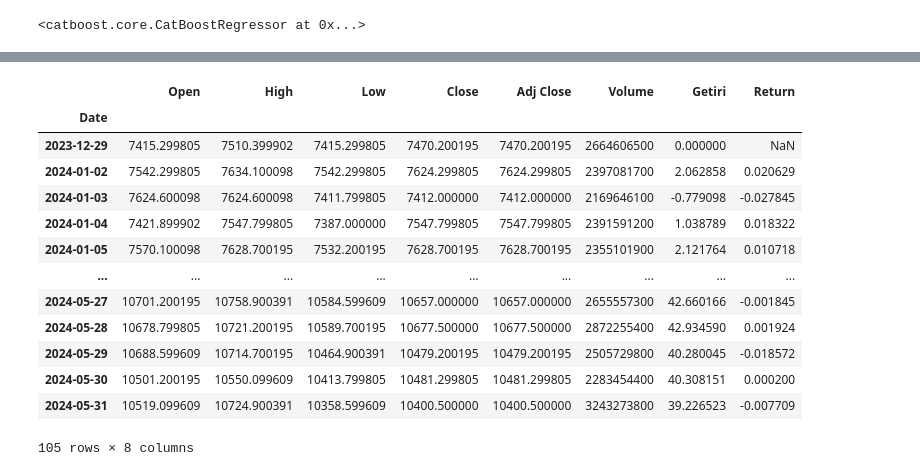
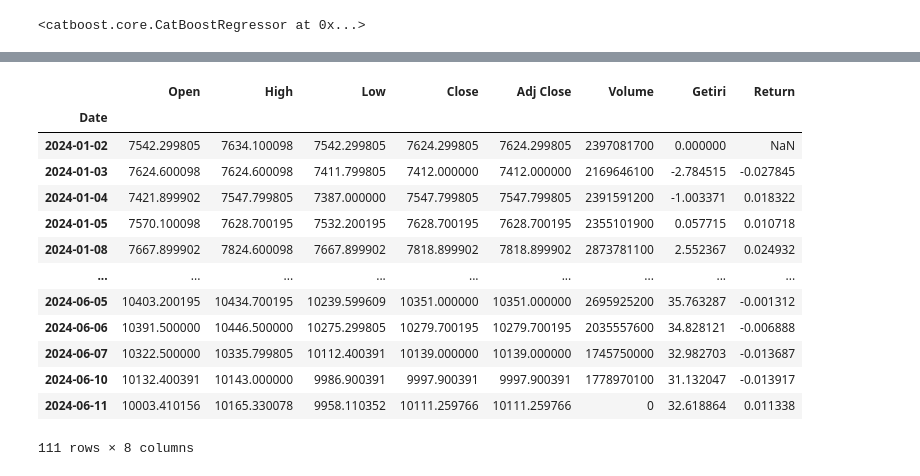
Before and after one commit to kaboya19/AI_Trade, a Jupyter notebook: AI_Trade.ipynb, the cells around one changed output, grey strips where cells are left out. Cells and saved outputs as stored; diff of their text form; code cells hidden in the pictures.

```diff
--- a/AI_Trade.ipynb
+++ b/AI_Trade.ipynb
@@ -844,0 +589,6 @@ returns["Ağırlıklı Getiri"].mean()*100
+# %%
+kar=(((np.cumprod(1+((top_5_rows.groupby('Date')["Gerçek"].mean().iloc[:-2]/2)/100)))-1)*100).iloc[-1]
+returns=(top_5_rows.groupby('Date')["Gerçek"].mean().iloc[:-2]/2).diff().dropna()
+
+sharpe=kar/returns.std()
+sharpe
@@ -844,0 +597,20 @@ returns["Ağırlıklı Getiri"].mean()*100
+# %%
+sharpes=[]
+metrik=[]
+adet=[]
+karlar=[]
+for i in range(1,30):
+   top_5_rows = tahminler.groupby(level=0).apply(lambda x: x.nlargest(i, columns=['Tahmin'])).dropna()
+   topkar=(((np.cumprod(1+((top_5_rows.groupby('Date')["Gerçek"].mean().iloc[:-2]/2)/100)))-1)*100).iloc[-1]
+   returns=(top_5_rows.groupby('Date')["Gerçek"].mean().iloc[:-2]/2).diff().dropna()
+   sharpe=topkar/returns.std()
+   metrik.append(sharpe*topkar)
+   sharpes.append(sharpe)
+   adet.append(i)
+   karlar.append(topkar)
+sonuc=pd.DataFrame()
+sonuc["Adet"]=adet
+sonuc["Sharpe*Kar"]=metrik
+sonuc["Sharpe"]=sharpes
+sonuc["Kar"]=karlar
+sonuc.sort_values(by="Kar",ascending=False)
@@ -844,0 +639,7 @@ returns["Ağırlıklı Getiri"].mean()*100
+# %%
+endeks=yf.download(tickers="XU100.IS",start="2023-07-01",end="2024-01-01")
+endeks["Getiri"]=0
+for i in range(len(endeks)):
+    endeks["Getiri"].iloc[i]=100*((endeks["Adj Close"].iloc[i]/endeks["Adj Close"].iloc[0])-1)
+endeks=endeks.fillna(0)
+endeks
@@ -844,0 +662,7 @@ returns["Ağırlıklı Getiri"].mean()*100
+# %%
+endeks1=yf.download(tickers="XU100.IS",start="2024-01-01")
+endeks1["Getiri"]=0
+for i in range(len(endeks1)):
+    endeks1["Getiri"].iloc[i]=100*((endeks1["Adj Close"].iloc[i]/endeks1["Adj Close"].iloc[0])-1)
+endeks1=endeks1.fillna(0)
+endeks1
@@ -897,19 +813,19 @@ Ortalama kaybetme serisi uzunluğu: 1.5714285714285714
 # %%
-endeks["Return"]=(endeks["Adj Close"]/endeks["Adj Close"].shift(1))-1
-endeks
+endeks1["Return"]=(endeks1["Adj Close"]/endeks1["Adj Close"].shift(1))-1
+endeks1
 # %% [output]
 |  | Open | High | Low | Close | Adj Close | Volume | Getiri | Return |
 | Date |  |  |  |  |  |  |  |  |
-| 2023-12-29 | 7415.299805 | 7510.399902 | 7415.299805 | 7470.200195 | 7470.200195 | 2664606500 | 0.000000 | NaN |
-| 2024-01-02 | 7542.299805 | 7634.100098 | 7542.299805 | 7624.299805 | 7624.299805 | 2397081700 | 2.062858 | 0.020629 |
-| 2024-01-03 | 7624.600098 | 7624.600098 | 7411.799805 | 7412.000000 | 7412.000000 | 2169646100 | -0.779098 | -0.027845 |
-| 2024-01-04 | 7421.899902 | 7547.799805 | 7387.000000 | 7547.799805 | 7547.799805 | 2391591200 | 1.038789 | 0.018322 |
-| 2024-01-05 | 7570.100098 | 7628.700195 | 7532.200195 | 7628.700195 | 7628.700195 | 2355101900 | 2.121764 | 0.010718 |
+| 2024-01-02 | 7542.299805 | 7634.100098 | 7542.299805 | 7624.299805 | 7624.299805 | 2397081700 | 0.000000 | NaN |
+| 2024-01-03 | 7624.600098 | 7624.600098 | 7411.799805 | 7412.000000 | 7412.000000 | 2169646100 | -2.784515 | -0.027845 |
+| 2024-01-04 | 7421.899902 | 7547.799805 | 7387.000000 | 7547.799805 | 7547.799805 | 2391591200 | -1.003371 | 0.018322 |
+| 2024-01-05 | 7570.100098 | 7628.700195 | 7532.200195 | 7628.700195 | 7628.700195 | 2355101900 | 0.057715 | 0.010718 |
+| 2024-01-08 | 7667.899902 | 7824.600098 | 7667.899902 | 7818.899902 | 7818.899902 | 2873781100 | 2.552367 | 0.024932 |
 | ... | ... | ... | ... | ... | ... | ... | ... | ... |
-| 2024-05-27 | 10701.200195 | 10758.900391 | 10584.599609 | 10657.000000 | 10657.000000 | 2655557300 | 42.660166 | -0.001845 |
-| 2024-05-28 | 10678.799805 | 10721.200195 | 10589.700195 | 10677.500000 | 10677.500000 | 2872255400 | 42.934590 | 0.001924 |
-| 2024-05-29 | 10688.599609 | 10714.700195 | 10464.900391 | 10479.200195 | 10479.200195 | 2505729800 | 40.280045 | -0.018572 |
-| 2024-05-30 | 10501.200195 | 10550.099609 | 10413.799805 | 10481.299805 | 10481.299805 | 2283454400 | 40.308151 | 0.000200 |
-| 2024-05-31 | 10519.099609 | 10724.900391 | 10358.599609 | 10400.500000 | 10400.500000 | 3243273800 | 39.226523 | -0.007709 |
+| 2024-06-05 | 10403.200195 | 10434.700195 | 10239.599609 | 10351.000000 | 10351.000000 | 2695925200 | 35.763287 | -0.001312 |
+| 2024-06-06 | 10391.500000 | 10446.500000 | 10275.299805 | 10279.700195 | 10279.700195 | 2035557600 | 34.828121 | -0.006888 |
+| 2024-06-07 | 10322.500000 | 10335.799805 | 10112.400391 | 10139.000000 | 10139.000000 | 1745750000 | 32.982703 | -0.013687 |
+| 2024-06-10 | 10132.400391 | 10143.000000 | 9986.900391 | 9997.900391 | 9997.900391 | 1778970100 | 31.132047 | -0.013917 |
+| 2024-06-11 | 10003.410156 | 10165.330078 | 9958.110352 | 10111.259766 | 10111.259766 | 0 | 32.618864 | 0.011338 |
-105 rows × 8 columns
+111 rows × 8 columns
 # %%
```
Also changed, not shown: parts of 133 cells of this notebook, 35 other files.
